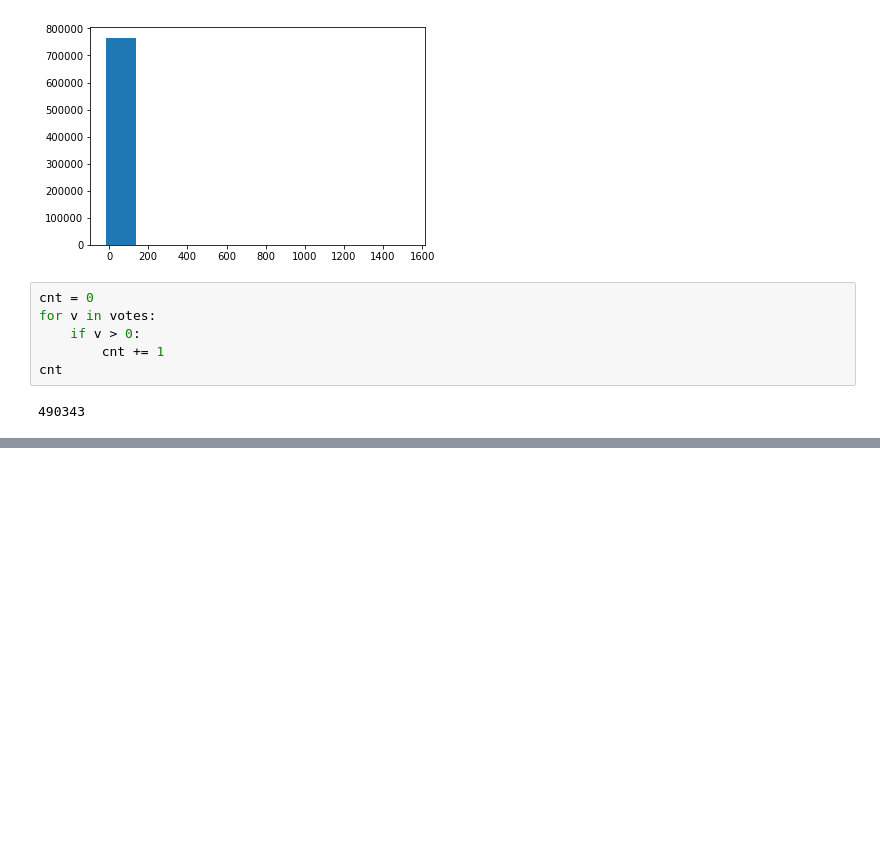
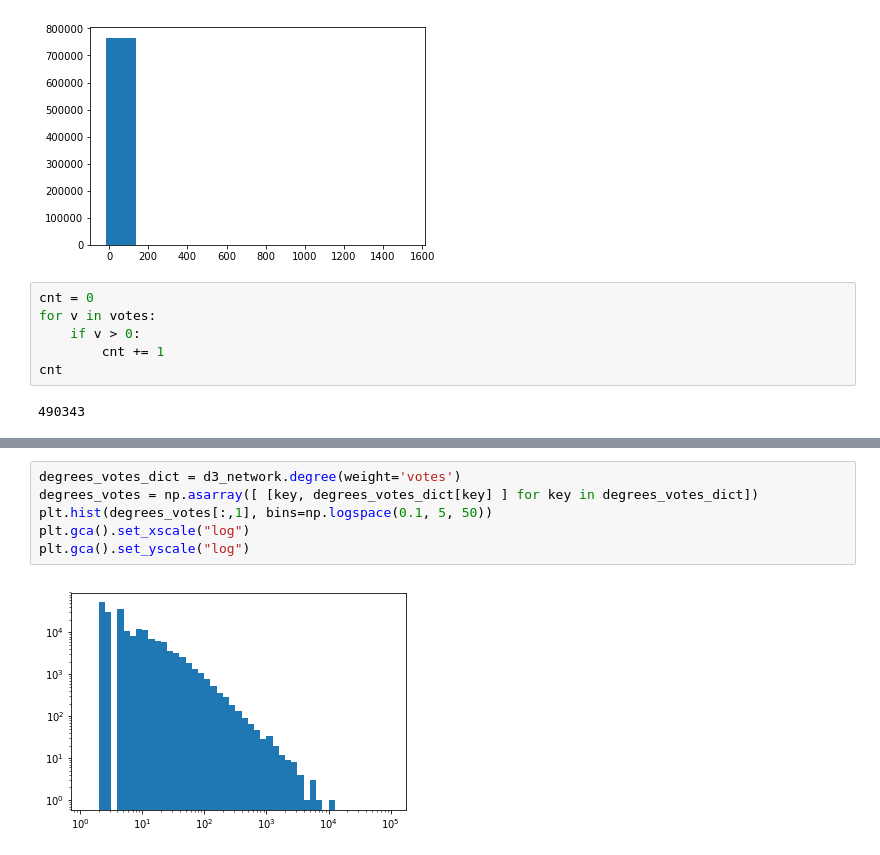
Before and after one commit to MaxRuenz/StackoverflowAnalysis, a Jupyter notebook: Data Processing.ipynb, the cells around one changed output, grey strips where cells are left out. Drawn from its saved outputs; the diff is of its cells as text; blank space fills up the shorter version.

```diff
--- a/Data Processing.ipynb
+++ b/Data Processing.ipynb
@@ -236,0 +302,8 @@ cnt
+# %%
+degrees_votes_dict = d3_network.degree(weight='votes')
+degrees_votes = np.asarray([ [key, degrees_votes_dict[key] ] for key in degrees_votes_dict])
+plt.hist(degrees_votes[:,1], bins=np.logspace(0.1, 5, 50))
+plt.gca().set_xscale("log")
+plt.gca().set_yscale("log")
+# %% [output]
+[figure, added]
```
Also changed, not shown: parts of 13 cells of this notebook, 5 other files.
